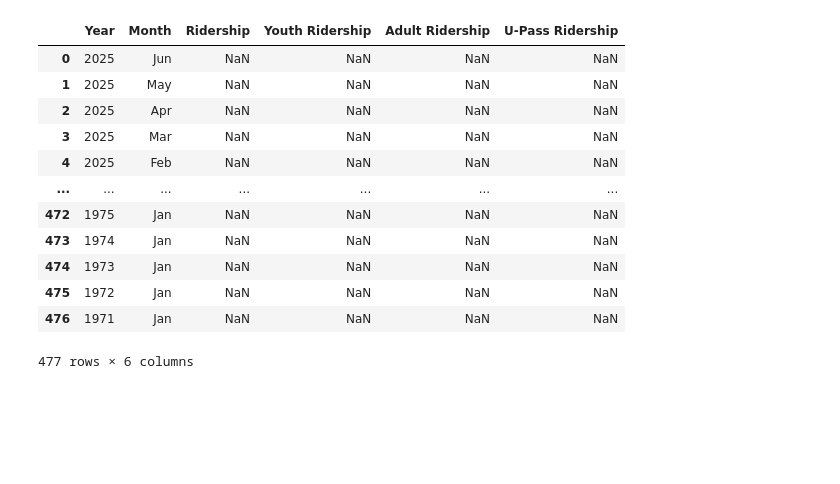
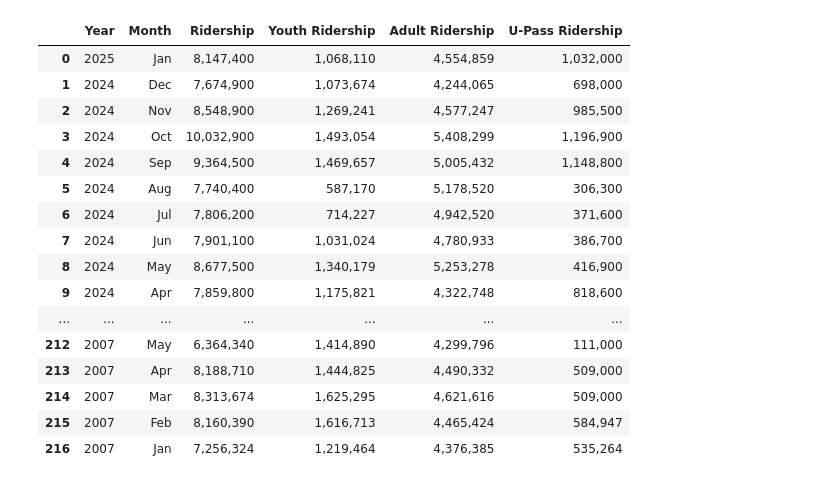
Before and after one commit to BruhCoVr/City-of-Calgary-Bus-Ridership, a Jupyter notebook: dataClean.ipynb, the cells around one changed output. Saved outputs shown, nothing was run; the diff lists cells and outputs as text; code cells hidden in the pictures; blank space fills up the shorter version.

```diff
--- a/dataClean.ipynb
+++ b/dataClean.ipynb
@@ -40,17 +10,24 @@ df
 # %%
-df["Ridership"] = df["Ridership"].str.strip()
-df
+df = df.dropna()
+pd.set_option('display.max_rows', None)
-# %% [output]
-|  | Year | Month | Ridership | Youth Ridership | Adult Ridership | U-Pass Ridership |
-| 0 | 2025 | Jun | NaN | NaN | NaN | NaN |
-| 1 | 2025 | May | NaN | NaN | NaN | NaN |
-| 2 | 2025 | Apr | NaN | NaN | NaN | NaN |
-| 3 | 2025 | Mar | NaN | NaN | NaN | NaN |
-| 4 | 2025 | Feb | NaN | NaN | NaN | NaN |
-| ... | ... | ... | ... | ... | ... | ... |
-| 472 | 1975 | Jan | NaN | NaN | NaN | NaN |
-| 473 | 1974 | Jan | NaN | NaN | NaN | NaN |
-| 474 | 1973 | Jan | NaN | NaN | NaN | NaN |
-| 475 | 1972 | Jan | NaN | NaN | NaN | NaN |
-| 476 | 1971 | Jan | NaN | NaN | NaN | NaN |
-477 rows × 6 columns
+# %%
+df = df.reset_index(drop = True)
+df
+# %% [output]
+|  | Year | Month | Ridership | Youth Ridership | Adult Ridership | U-Pass Ridership |
+| 0 | 2025 | Jan | 8,147,400 | 1,068,110 | 4,554,859 | 1,032,000 |
+| 1 | 2024 | Dec | 7,674,900 | 1,073,674 | 4,244,065 | 698,000 |
+| 2 | 2024 | Nov | 8,548,900 | 1,269,241 | 4,577,247 | 985,500 |
+| 3 | 2024 | Oct | 10,032,900 | 1,493,054 | 5,408,299 | 1,196,900 |
+| 4 | 2024 | Sep | 9,364,500 | 1,469,657 | 5,005,432 | 1,148,800 |
+| 5 | 2024 | Aug | 7,740,400 | 587,170 | 5,178,520 | 306,300 |
+| 6 | 2024 | Jul | 7,806,200 | 714,227 | 4,942,520 | 371,600 |
+| 7 | 2024 | Jun | 7,901,100 | 1,031,024 | 4,780,933 | 386,700 |
+| 8 | 2024 | May | 8,677,500 | 1,340,179 | 5,253,278 | 416,900 |
+| 9 | 2024 | Apr | 7,859,800 | 1,175,821 | 4,322,748 | 818,600 |
+| ... | ... | ... | ... | ... | ... | ... |
+| 212 | 2007 | May | 6,364,340 | 1,414,890 | 4,299,796 | 111,000 |
+| 213 | 2007 | Apr | 8,188,710 | 1,444,825 | 4,490,332 | 509,000 |
+| 214 | 2007 | Mar | 8,313,674 | 1,625,295 | 4,621,616 | 509,000 |
+| 215 | 2007 | Feb | 8,160,390 | 1,616,713 | 4,465,424 | 584,947 |
+| 216 | 2007 | Jan | 7,256,324 | 1,219,464 | 4,376,385 | 535,264 |
```
Also changed, not shown: parts of 2 cells of this notebook.
